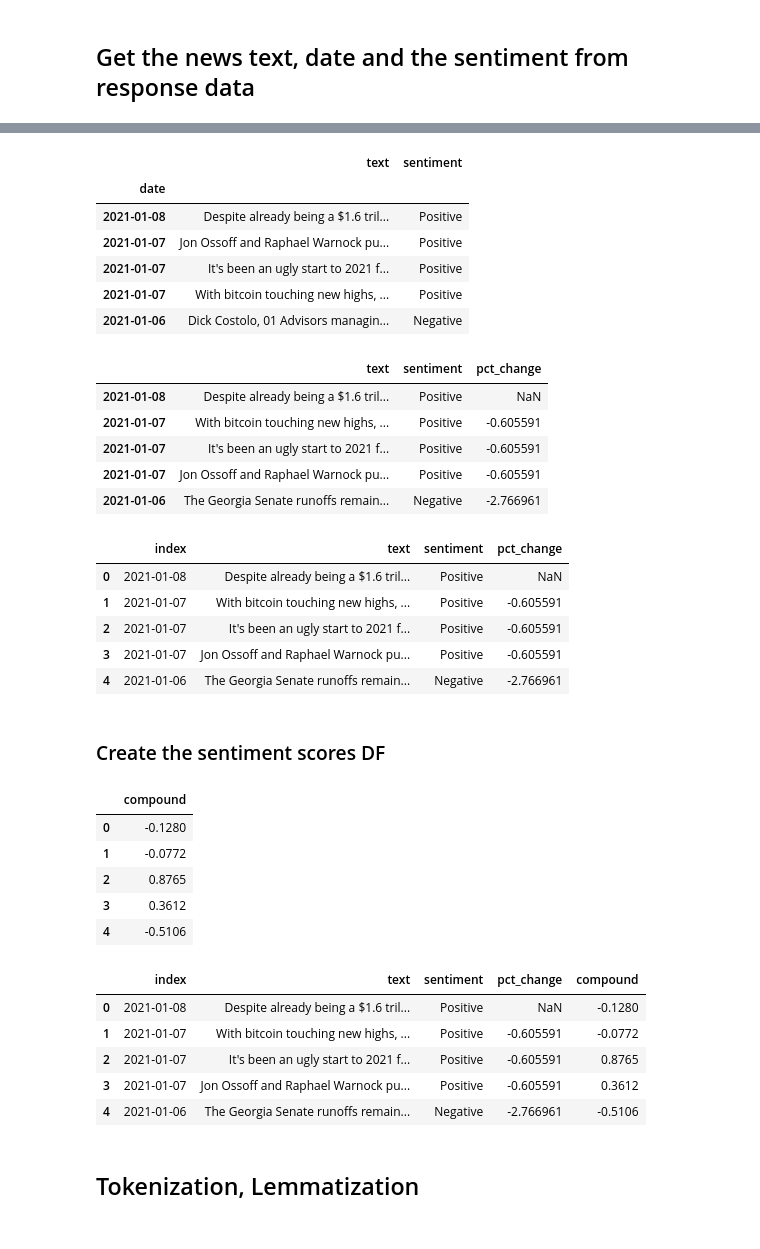
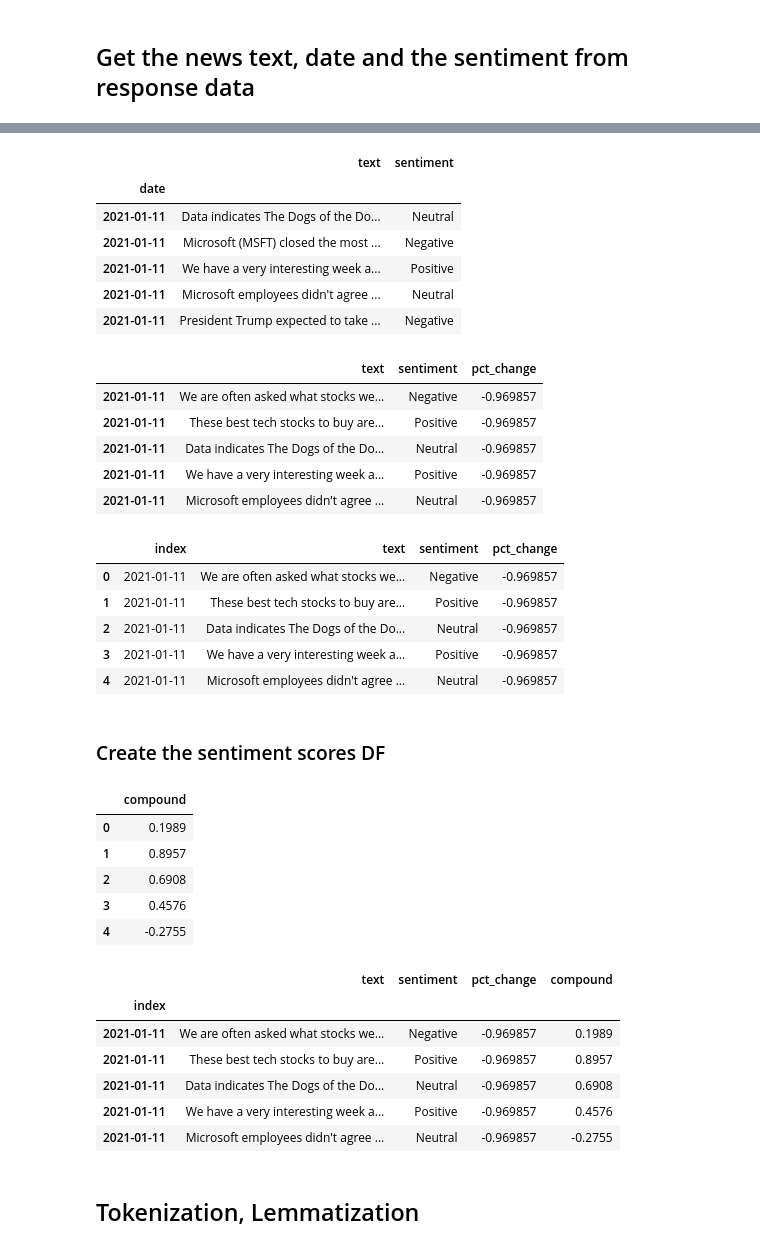
Before and after one commit to albertlk/4A_Trading, a Jupyter notebook: stock_api_sentiment_analysis.ipynb, the cells around one changed output, grey strips where cells are left out. Saved outputs shown, nothing was run; the diff lists cells and outputs as text; code cells hidden in the pictures.

```diff
--- a/stock_api_sentiment_analysis.ipynb
+++ b/stock_api_sentiment_analysis.ipynb
@@ -145,0 +158,10 @@ combined_df(text_sentiment).head()
+# %%
+all_articles_df= pd.DataFrame(all_articles, columns= ['text'])
+all_sentiments_df= pd.DataFrame(all_sentiments, columns= ['sentiment'])
+
+all_dates_df= pd.DataFrame(all_dates, columns= ['date'])
+all_dates_df['date']= pd.to_datetime(all_dates_df['date']).dt.date
+
+
+text_sentiment= pd.concat([all_dates_df, all_articles_df, all_sentiments_df], axis= 1)
+text_sentiment.head()
@@ -150,11 +179,11 @@ text_sentiment.head()
 # %% [output]
 |  | text | sentiment |
 | date |  |  |
-| 2021-01-08 | Despite already being a $1.6 tril... | Positive |
-| 2021-01-07 | Jon Ossoff and Raphael Warnock pu... | Positive |
-| 2021-01-07 | It's been an ugly start to 2021 f... | Positive |
-| 2021-01-07 | With bitcoin touching new highs, ... | Positive |
-| 2021-01-06 | Dick Costolo, 01 Advisors managin... | Negative |
+| 2021-01-11 | Data indicates The Dogs of the Do... | Neutral |
+| 2021-01-11 | Microsoft (MSFT) closed the most ... | Negative |
+| 2021-01-11 | We have a very interesting week a... | Positive |
+| 2021-01-11 | Microsoft employees didn't agree ... | Neutral |
+| 2021-01-11 | President Trump expected to take ... | Negative |
 # %%
 # Merge the pct change with the above df
 text_sentiment_returns= pd.merge(text_sentiment, returns_df, left_index= True, right_index= True)
@@ -162,27 +191,27 @@ text_sentiment_returns.sort_index(ascending= False, inplace= True)
 text_sentiment_returns.head()
 # %% [output]
 |  | text | sentiment | pct_change |
-| 2021-01-08 | Despite already being a $1.6 tril... | Positive | NaN |
-| 2021-01-07 | With bitcoin touching new highs, ... | Positive | -0.605591 |
-| 2021-01-07 | It's been an ugly start to 2021 f... | Positive | -0.605591 |
-| 2021-01-07 | Jon Ossoff and Raphael Warnock pu... | Positive | -0.605591 |
-| 2021-01-06 | The Georgia Senate runoffs remain... | Negative | -2.766961 |
+| 2021-01-11 | We are often asked what stocks we... | Negative | -0.969857 |
+| 2021-01-11 | These best tech stocks to buy are... | Positive | -0.969857 |
+| 2021-01-11 | Data indicates The Dogs of the Do... | Neutral | -0.969857 |
+| 2021-01-11 | We have a very interesting week a... | Positive | -0.969857 |
+| 2021-01-11 | Microsoft employees didn't agree ... | Neutral | -0.969857 |
 # %%
 text_sentiment_returns.reset_index(inplace= True)
 text_sentiment_returns.head()
 # %% [output]
 |  | index | text | sentiment | pct_change |
-| 0 | 2021-01-08 | Despite already being a $1.6 tril... | Positive | NaN |
-| 1 | 2021-01-07 | With bitcoin touching new highs, ... | Positive | -0.605591 |
-| 2 | 2021-01-07 | It's been an ugly start to 2021 f... | Positive | -0.605591 |
-| 3 | 2021-01-07 | Jon Ossoff and Raphael Warnock pu... | Positive | -0.605591 |
-| 4 | 2021-01-06 | The Georgia Senate runoffs remain... | Negative | -2.766961 |
+| 0 | 2021-01-11 | We are often asked what stocks we... | Negative | -0.969857 |
+| 1 | 2021-01-11 | These best tech stocks to buy are... | Positive | -0.969857 |
+| 2 | 2021-01-11 | Data indicates The Dogs of the Do... | Neutral | -0.969857 |
+| 3 | 2021-01-11 | We have a very interesting week a... | Positive | -0.969857 |
+| 4 | 2021-01-11 | Microsoft employees didn't agree ... | Neutral | -0.969857 |
 # %% [markdown]
 ### Create the sentiment scores DF
 # %%
 polarity= []
 
-for content in text_sentiment['text']:
+for content in text_sentiment_returns['text']:
     try:
         # Calculate the polarity score
         sentiment= analyzer.polarity_scores(content)
@@ -206,21 +235,23 @@ polarity_df= pd.DataFrame(polarity)
 polarity_df.head()
 # %% [output]
 |  | compound |
-| 0 | -0.1280 |
-| 1 | -0.0772 |
-| 2 | 0.8765 |
-| 3 | 0.3612 |
-| 4 | -0.5106 |
+| 0 | 0.1989 |
+| 1 | 0.8957 |
+| 2 | 0.6908 |
+| 3 | 0.4576 |
+| 4 | -0.2755 |
 # %%
 text_sentiment_returns_polarity= pd.concat([text_sentiment_returns, polarity_df], axis= 1)
+text_sentiment_returns_polarity.set_index('index', inplace= True)
 text_sentiment_returns_polarity.head()
 # %% [output]
-|  | index | text | sentiment | pct_change | compound |
-| 0 | 2021-01-08 | Despite already being a $1.6 tril... | Positive | NaN | -0.1280 |
-| 1 | 2021-01-07 | With bitcoin touching new highs, ... | Positive | -0.605591 | -0.0772 |
-| 2 | 2021-01-07 | It's been an ugly start to 2021 f... | Positive | -0.605591 | 0.8765 |
-| 3 | 2021-01-07 | Jon Ossoff and Raphael Warnock pu... | Positive | -0.605591 | 0.3612 |
-| 4 | 2021-01-06 | The Georgia Senate runoffs remain... | Negative | -2.766961 | -0.5106 |
+|  | text | sentiment | pct_change | compound |
+| index |  |  |  |  |
+| 2021-01-11 | We are often asked what stocks we... | Negative | -0.969857 | 0.1989 |
+| 2021-01-11 | These best tech stocks to buy are... | Positive | -0.969857 | 0.8957 |
+| 2021-01-11 | Data indicates The Dogs of the Do... | Neutral | -0.969857 | 0.6908 |
+| 2021-01-11 | We have a very interesting week a... | Positive | -0.969857 | 0.4576 |
+| 2021-01-11 | Microsoft employees didn't agree ... | Neutral | -0.969857 | -0.2755 |
 # %% [markdown]
 ## Tokenization, Lemmatization
 # %%
```
Also changed, not shown: parts of 33 cells of this notebook.
